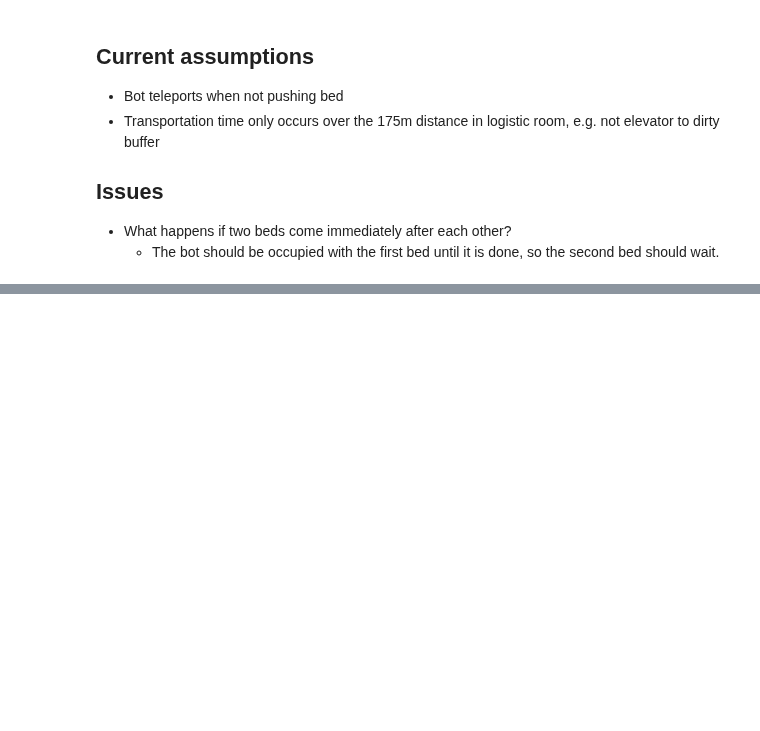
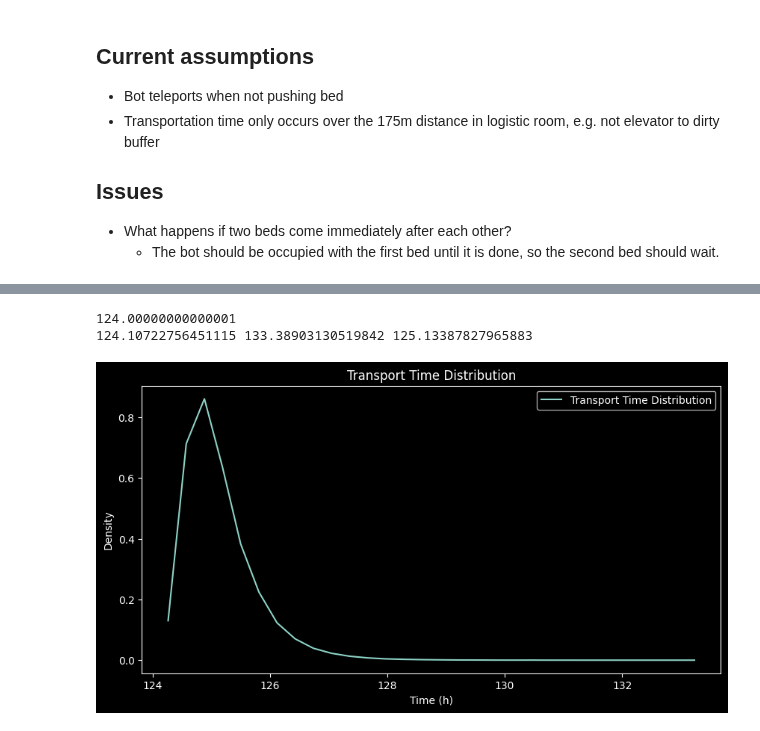
Before and after one commit to AntonJorg/stochastic_simulation, a Jupyter notebook: project2/initial_brainstorm.ipynb, the cells around one changed output, grey strips where cells are left out. Drawn from its saved outputs; the diff is of its cells as text; code cells hidden in the pictures; blank space fills up the shorter version.

```diff
--- a/project2/initial_brainstorm.ipynb
+++ b/project2/initial_brainstorm.ipynb
@@ -188,0 +256,24 @@ plot_queue_length(results)
+# %%
+from scipy.stats import lognorm
+def plot_transport_time_dist():
+    # 175 [m] / 1.4 [m/s]
+    loc = (175 / 1.4 - 1)
+    print(loc)
+    # sample 100 samples
+    samples = lognorm(loc=loc, s=.5).rvs(size=100000)# / 60 / 60
+    print(np.min(samples), np.max(samples), np.mean(samples))
+    y, t = np.histogram(samples, bins=30, density=True)
+    t = (t[:-1] + t[1:]) / 2  #
+    plt.figure(figsize=(10, 5))
+    plt.plot(t, y, label="Transport Time Distribution")
+    plt.xlabel("Time (h)")
+    plt.ylabel("Density")
+    plt.title("Transport Time Distribution")
+    plt.legend()
+    plt.show()
+np.random.seed(42)
+plot_transport_time_dist() # 125.13387827965883
+# %% [output]
+124.00000000000001
+124.10722756451115 133.38903130519842 125.13387827965883
+[figure, added]
```
Also changed, not shown: parts of 5 cells of this notebook, 1 other file.
